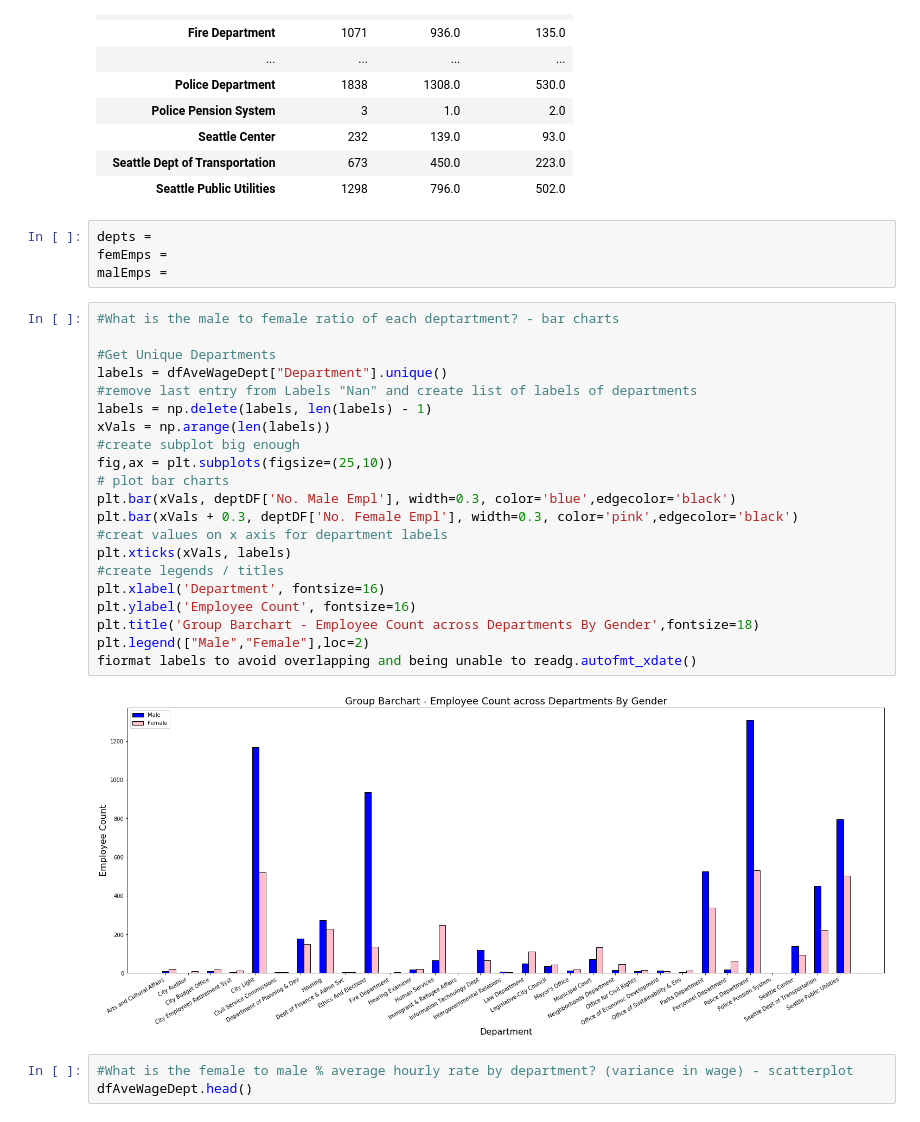
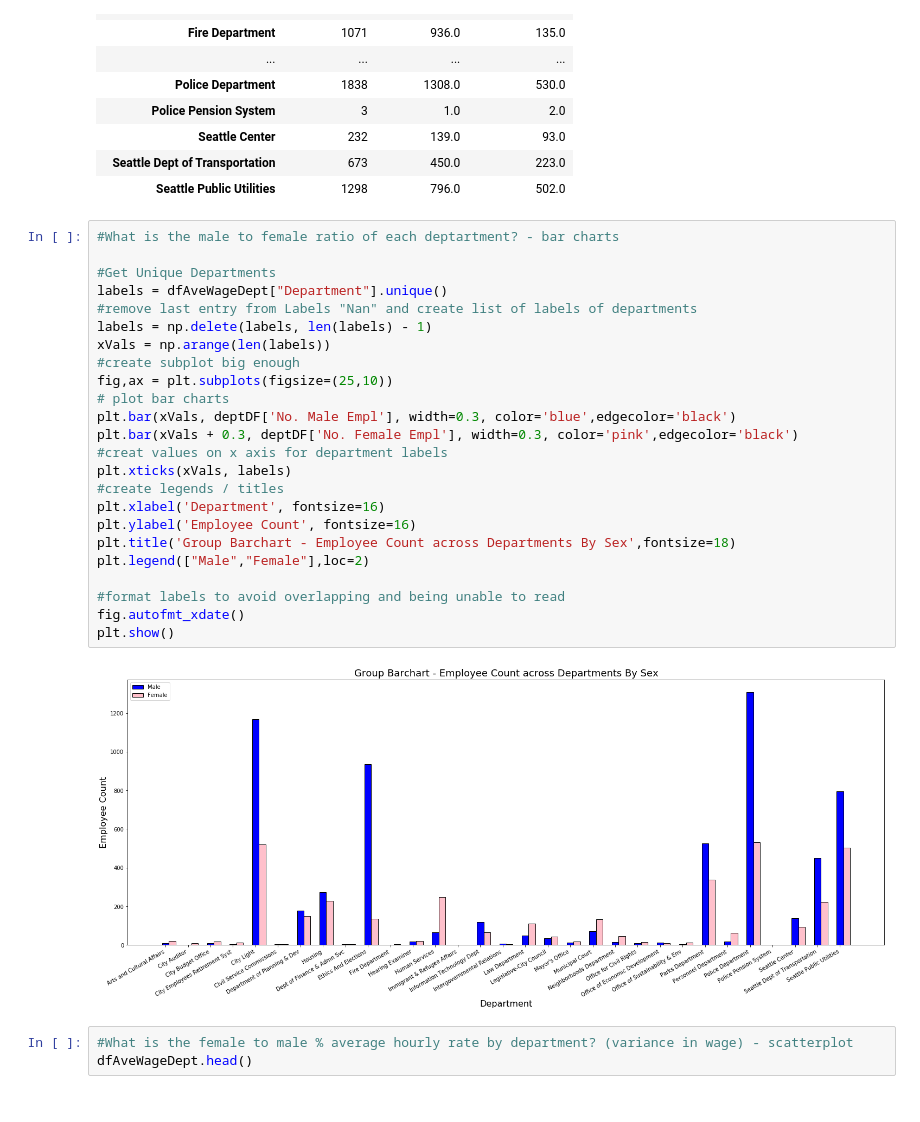
Before and after one commit to garrettsanders/Wage_Gap_Seattle, a Jupyter notebook: first_file_alex.ipynb, the cells around one changed output. Cells and saved outputs as stored; diff of their text form.

```diff
--- a/first_file_alex.ipynb
+++ b/first_file_alex.ipynb
@@ -52,33 +52,32 @@ deptDF
 | Seattle Center | 232 | 139.0 | 93.0 |
 | Seattle Dept of Transportation | 673 | 450.0 | 223.0 |
 | Seattle Public Utilities | 1298 | 796.0 | 502.0 |
-# %%
-depts =
-femEmps =
-malEmps =
 # %%
 #What is the male to female ratio of each deptartment? - bar charts
 
 #Get Unique Departments
 labels = dfAveWageDept["Department"].unique()
 #remove last entry from Labels "Nan" and create list of labels of departments
 labels = np.delete(labels, len(labels) - 1)
 xVals = np.arange(len(labels))
 #create subplot big enough
 fig,ax = plt.subplots(figsize=(25,10))
 # plot bar charts
 plt.bar(xVals, deptDF['No. Male Empl'], width=0.3, color='blue',edgecolor='black')
 plt.bar(xVals + 0.3, deptDF['No. Female Empl'], width=0.3, color='pink',edgecolor='black')
 #creat values on x axis for department labels
 plt.xticks(xVals, labels)
 #create legends / titles
 plt.xlabel('Department', fontsize=16)
 plt.ylabel('Employee Count', fontsize=16)
-plt.title('Group Barchart - Employee Count across Departments By Gender',fontsize=18)
+plt.title('Group Barchart - Employee Count across Departments By Sex',fontsize=18)
 plt.legend(["Male","Female"],loc=2)
-fiormat labels to avoid overlapping and being unable to readg.autofmt_xdate()
+
+#format labels to avoid overlapping and being unable to read
+fig.autofmt_xdate()
+plt.show()
 # %% [output]
-[figure, old version]
+[figure, new version]
 # %%
 #What is the female to male % average hourly rate by department? (variance in wage) - scatterplot
 dfAveWageDept.head()
```
Also changed, not shown: parts of 1 cell of this notebook.
